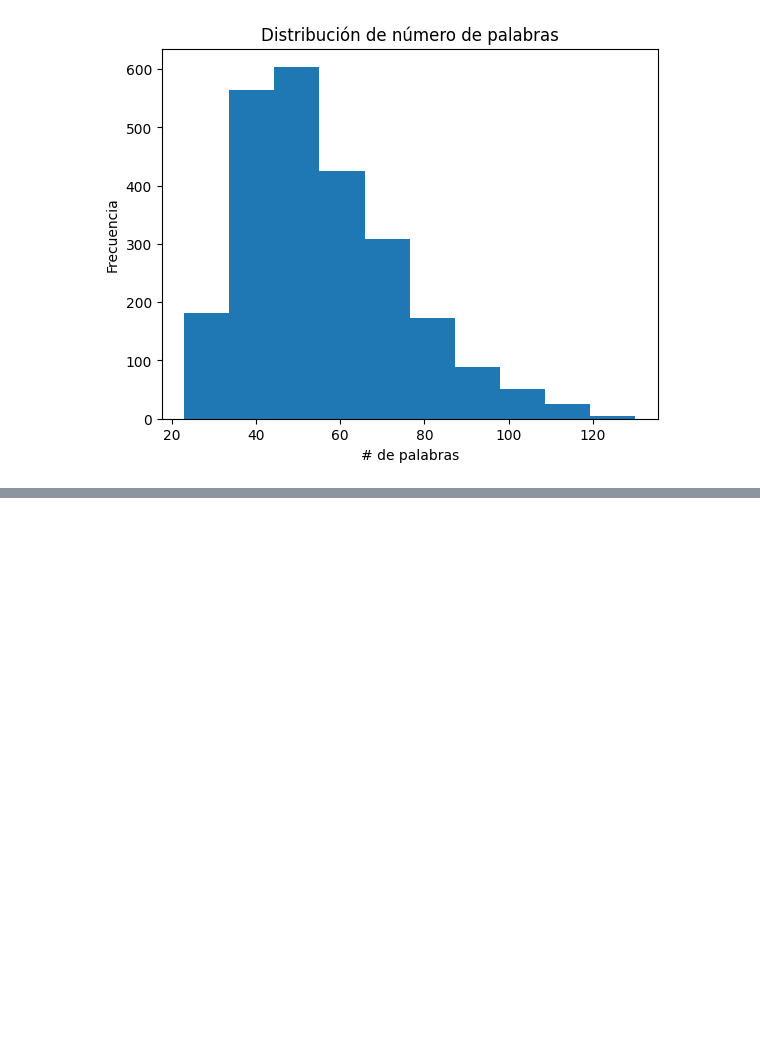
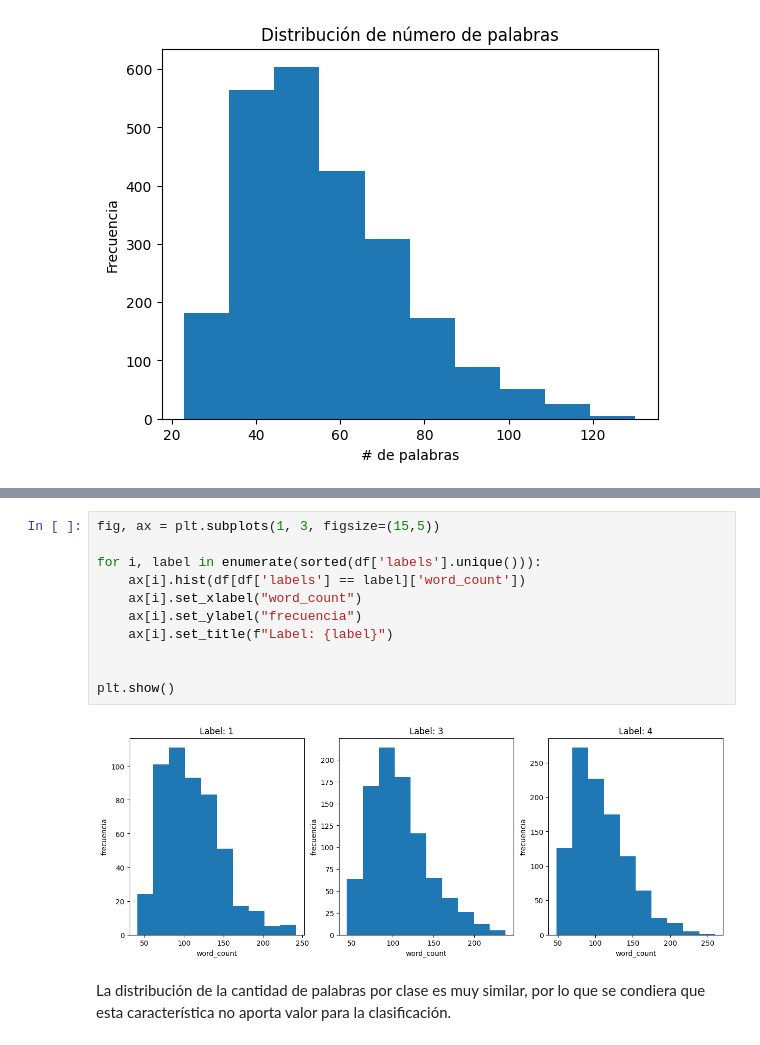
Before and after one commit to BILabsAndProjects/Proyecto1, a Jupyter notebook: exploracion_datos.ipynb, the cells around one changed output, grey strips where cells are left out. Drawn from its saved outputs; the diff is of its cells as text; blank space fills up the shorter version.

```diff
--- a/exploracion_datos.ipynb
+++ b/exploracion_datos.ipynb
@@ -217,0 +214,15 @@ plt.show()
+# %%
+fig, ax = plt.subplots(1, 3, figsize=(15,5))
+
+for i, label in enumerate(sorted(df['labels'].unique())):
+    ax[i].hist(df[df['labels'] == label]['word_count'])
+    ax[i].set_xlabel("word_count")
+    ax[i].set_ylabel("frecuencia")
+    ax[i].set_title(f"Label: {label}")
+
+
+plt.show()
+# %% [output]
+[figure, added]
+# %% [markdown]
+La distribución de la cantidad de palabras por clase es muy similar, por lo que se condiera que esta característica no aporta valor para la clasificación.
```
Also changed, not shown: parts of 4 cells of this notebook.
